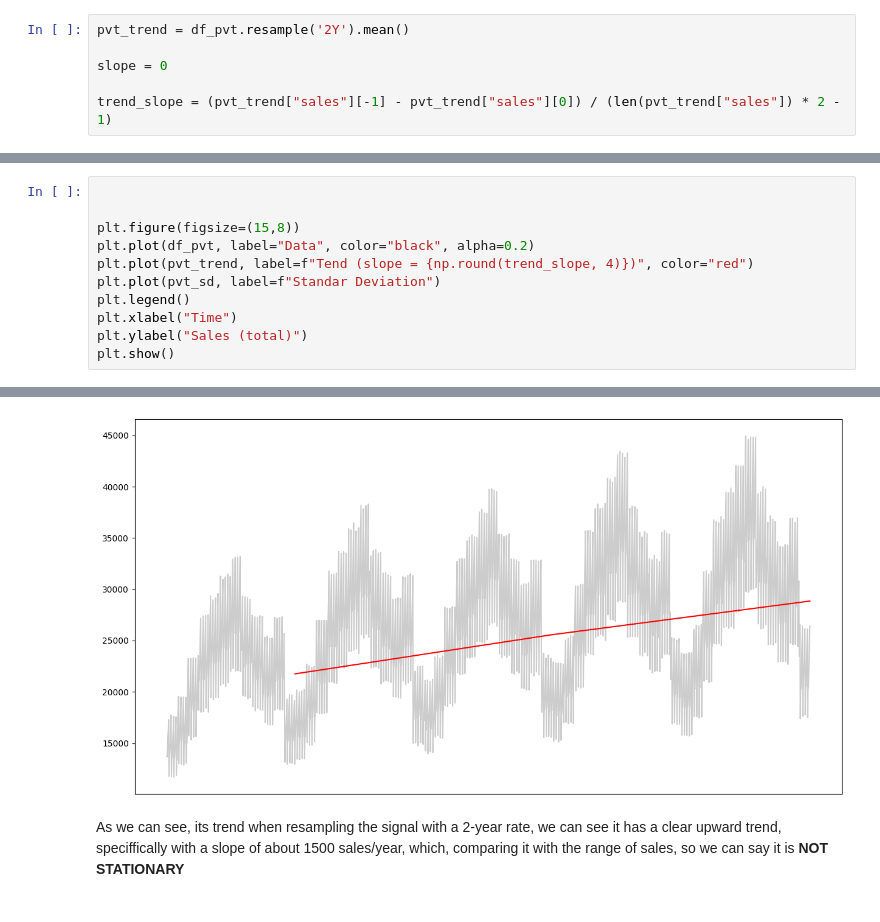
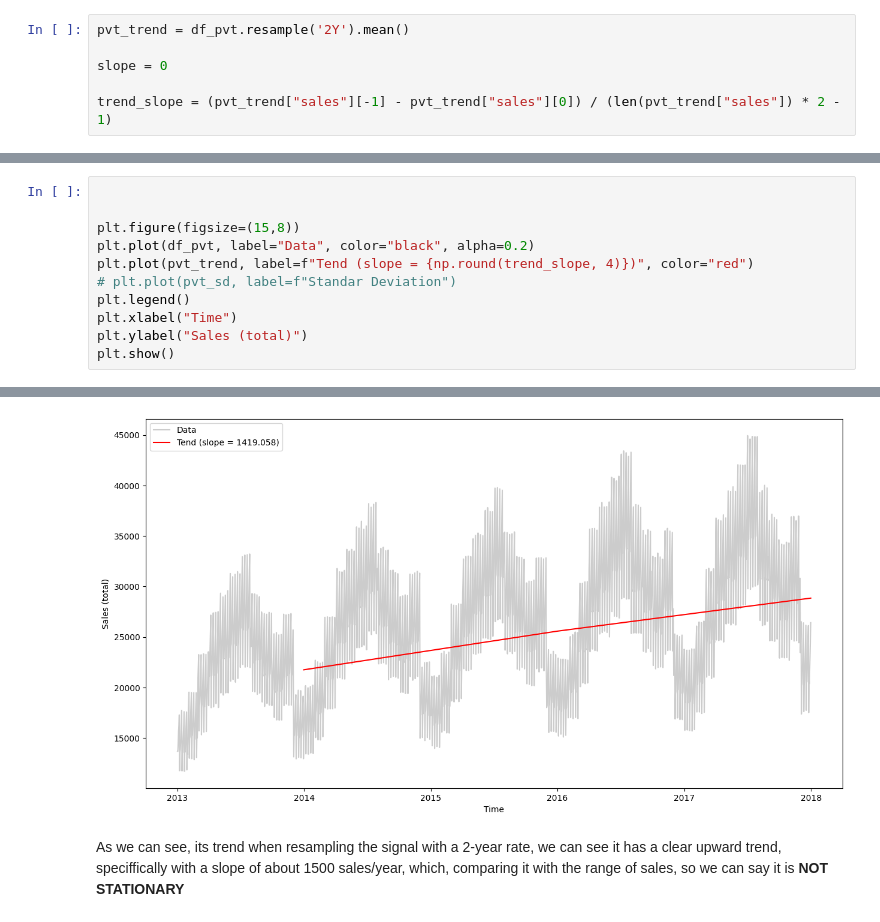
Before and after one commit to mihaiBront/master_SistemasInteligentes, a Jupyter notebook: SJK006_BigData/MihaiBront_LAB5_4th_Deliverable.ipynb, the cells around one changed output, grey strips where cells are left out. Saved outputs shown, nothing was run; the diff lists cells and outputs as text.

```diff
--- a/SJK006_BigData/MihaiBront_LAB5_4th_Deliverable.ipynb
+++ b/SJK006_BigData/MihaiBront_LAB5_4th_Deliverable.ipynb
@@ -83,7 +98,7 @@ pvt_sd = df_pvt.std(axis=0, skipna=True)
 plt.figure(figsize=(15,8))
 plt.plot(df_pvt, label="Data", color="black", alpha=0.2)
 plt.plot(pvt_trend, label=f"Tend (slope = {np.round(trend_slope, 4)})", color="red")
-plt.plot(pvt_sd, label=f"Standar Deviation")
+# plt.plot(pvt_sd, label=f"Standar Deviation")
 plt.legend()
 plt.xlabel("Time")
 plt.ylabel("Sales (total)")
@@ -96,4 +107,4 @@ ConversionError: Failed to convert value(s) to axis units: array(['2013-01-01T00
-[figure, old version]
+[figure, new version]
 # %% [markdown]
 As we can see, its trend when resampling the signal with a 2-year rate, we can see it has a clear upward trend, speciffically with a slope of about 1500 sales/year, which, comparing it with the range of sales, so we can say it is <st style="color:lightpink">**NOT STATIONARY**</st>
 # %% [markdown]
```
Also changed, not shown: parts of 2 cells of this notebook, 32 other files.
